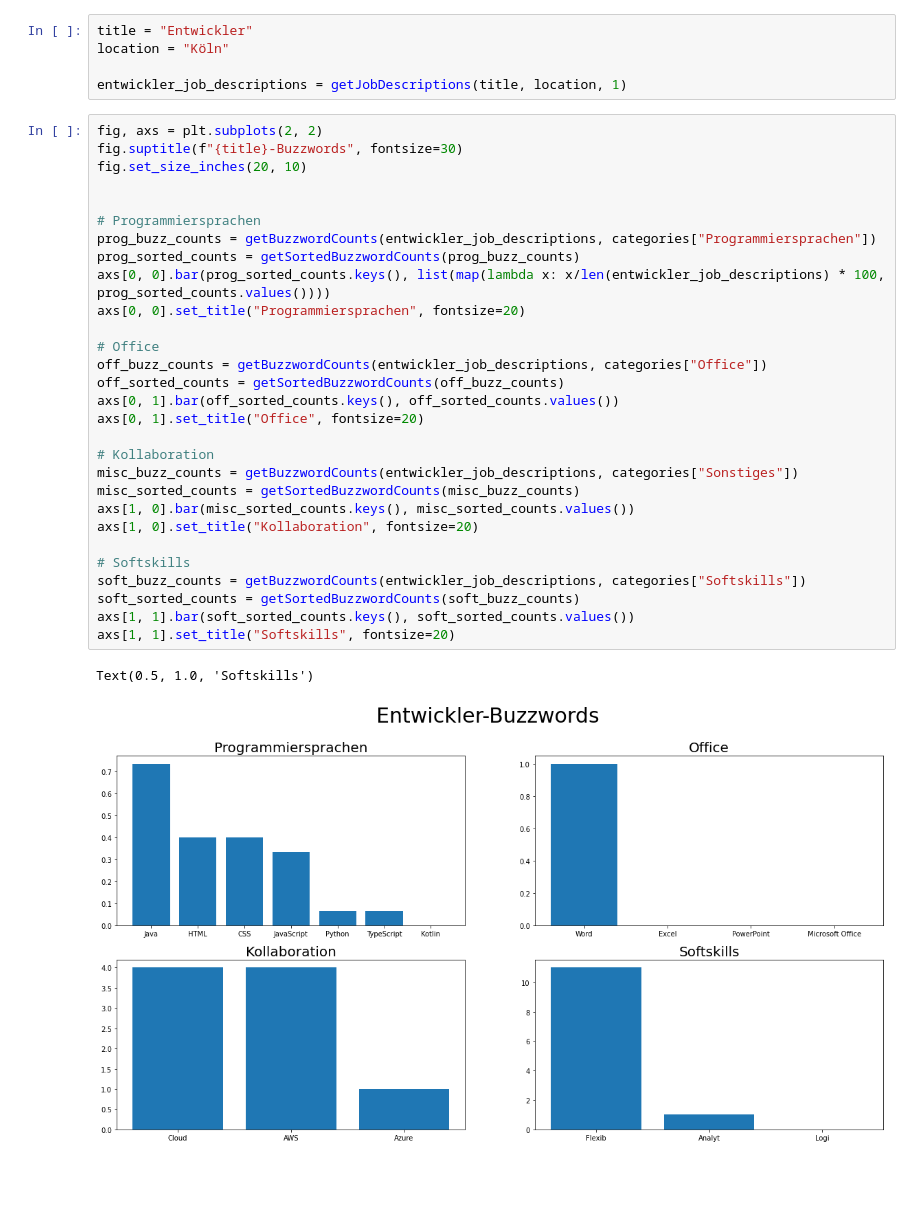
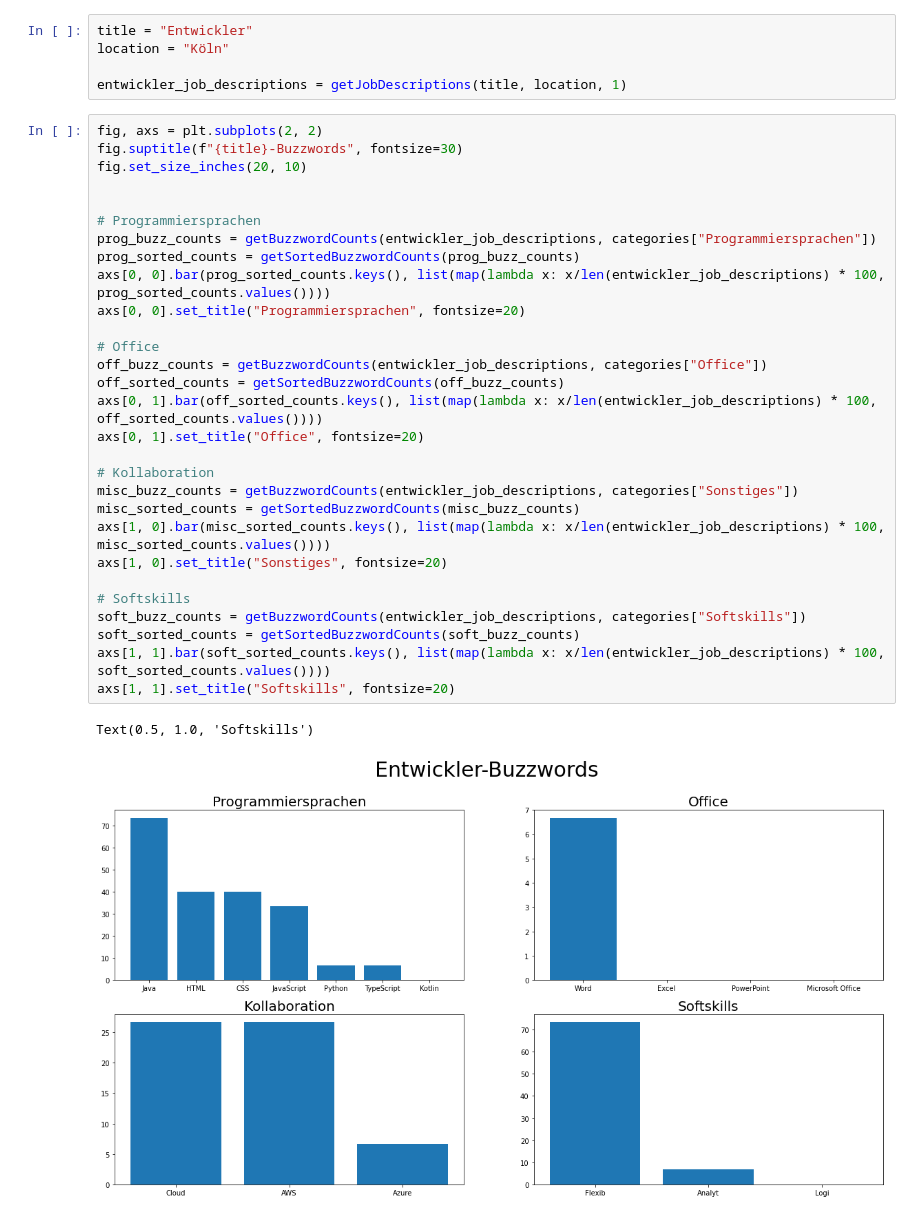
Before and after one commit to AlexanderKosmehl/indeed-buzzword-analyzer, a Jupyter notebook: buzzword_analyzer.ipynb, the cells around one changed output. Saved outputs shown, nothing was run; the diff lists cells and outputs as text; blank space fills up the shorter version.

```diff
--- a/buzzword_analyzer.ipynb
+++ b/buzzword_analyzer.ipynb
@@ -24,32 +24,32 @@ entwickler_job_descriptions = getJobDescriptions(title, location, 1)
 # %%
 fig, axs = plt.subplots(2, 2)
 fig.suptitle(f"{title}-Buzzwords", fontsize=30)
 fig.set_size_inches(20, 10)
 
 
 # Programmiersprachen
 prog_buzz_counts = getBuzzwordCounts(entwickler_job_descriptions, categories["Programmiersprachen"])
 prog_sorted_counts = getSortedBuzzwordCounts(prog_buzz_counts)
 axs[0, 0].bar(prog_sorted_counts.keys(), list(map(lambda x: x/len(entwickler_job_descriptions) * 100, prog_sorted_counts.values())))
 axs[0, 0].set_title("Programmiersprachen", fontsize=20)
 
 # Office
 off_buzz_counts = getBuzzwordCounts(entwickler_job_descriptions, categories["Office"])
 off_sorted_counts = getSortedBuzzwordCounts(off_buzz_counts)
-axs[0, 1].bar(off_sorted_counts.keys(), off_sorted_counts.values())
+axs[0, 1].bar(off_sorted_counts.keys(), list(map(lambda x: x/len(entwickler_job_descriptions) * 100, off_sorted_counts.values())))
 axs[0, 1].set_title("Office", fontsize=20)
 
 # Kollaboration
 misc_buzz_counts = getBuzzwordCounts(entwickler_job_descriptions, categories["Sonstiges"])
 misc_sorted_counts = getSortedBuzzwordCounts(misc_buzz_counts)
-axs[1, 0].bar(misc_sorted_counts.keys(), misc_sorted_counts.values())
-axs[1, 0].set_title("Kollaboration", fontsize=20)
+axs[1, 0].bar(misc_sorted_counts.keys(), list(map(lambda x: x/len(entwickler_job_descriptions) * 100, misc_sorted_counts.values())))
+axs[1, 0].set_title("Sonstiges", fontsize=20)
 
 # Softskills
 soft_buzz_counts = getBuzzwordCounts(entwickler_job_descriptions, categories["Softskills"])
 soft_sorted_counts = getSortedBuzzwordCounts(soft_buzz_counts)
-axs[1, 1].bar(soft_sorted_counts.keys(), soft_sorted_counts.values())
+axs[1, 1].bar(soft_sorted_counts.keys(), list(map(lambda x: x/len(entwickler_job_descriptions) * 100, soft_sorted_counts.values())))
 axs[1, 1].set_title("Softskills", fontsize=20)
 # %% [output]
 Text(0.5, 1.0, 'Softskills')
-[figure, old version]
+[figure, new version]
```
